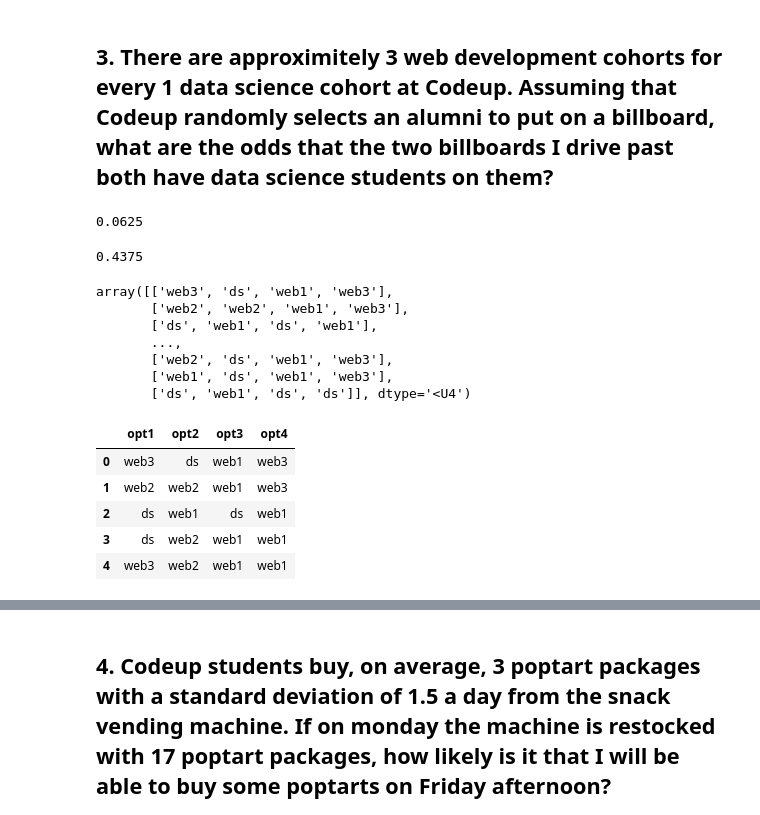
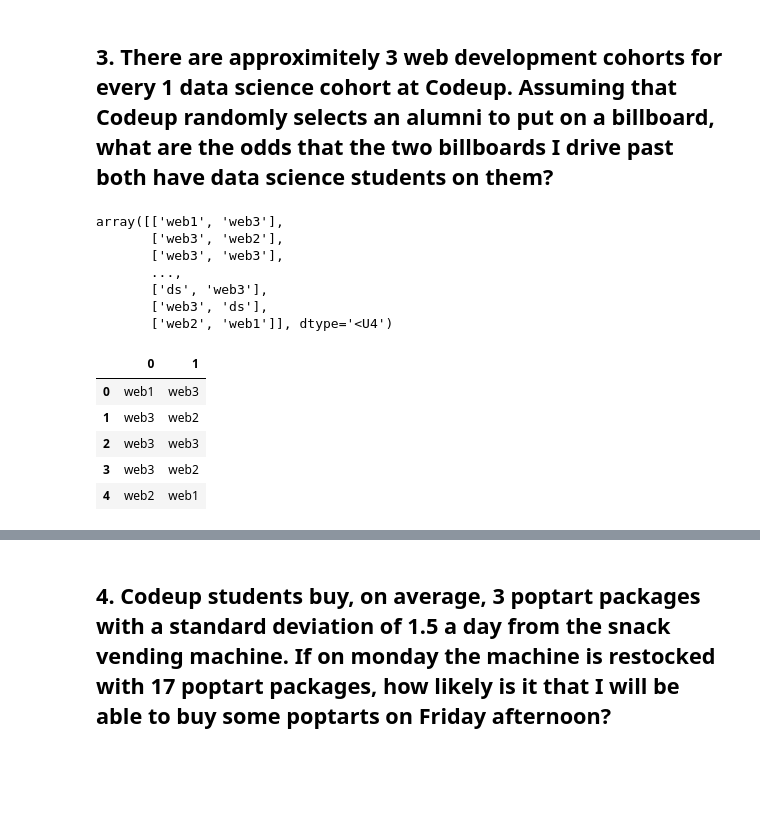
Before and after one commit to kanieladenis/statistics-exercises, a Jupyter notebook: simulation.ipynb, the cells around one changed output, grey strips where cells are left out. Saved outputs shown, nothing was run; the diff lists cells and outputs as text; code cells hidden in the pictures; blank space fills up the shorter version.

```diff
--- a/simulation.ipynb
+++ b/simulation.ipynb
@@ -54,35 +54,27 @@ heads_3more.mean()
 0.6355
 # %% [markdown]
 ## 3. There are approximitely 3 web development cohorts for every 1 data science cohort at Codeup. Assuming that Codeup randomly selects an alumni to put on a billboard, what are the odds that the two billboards I drive past both have data science students on them?
-# %%
-.25 * .25
-# %% [output]
-0.0625
-# %%
-1 -(.75*.75)
-# %% [output]
-0.4375
 # %%
 n_trials = nrows = 10000
-n_cohorts = ncols = 4
+n_cohorts = ncols = 2
 
 billboards = np.random.choice(['ds','web1','web2','web3'], size=(n_trials, n_cohorts))
 billboards
 # %% [output]
-array([['web3', 'ds', 'web1', 'web3'],
-       ['web2', 'web2', 'web1', 'web3'],
-       ['ds', 'web1', 'ds', 'web1'],
+array([['web1', 'web3'],
+       ['web3', 'web2'],
+       ['web3', 'web3'],
        ...,
-       ['web2', 'ds', 'web1', 'web3'],
-       ['web1', 'ds', 'web1', 'web3'],
-       ['ds', 'web1', 'ds', 'ds']], dtype='<U4')
+       ['ds', 'web3'],
+       ['web3', 'ds'],
+       ['web2', 'web1']], dtype='<U4')
 # %%
-billboards = pd.DataFrame(billboards, columns=(['opt1','opt2','opt3','opt4']))
+billboards = pd.DataFrame(billboards)
 billboards.head()
 # %% [output]
-|  | opt1 | opt2 | opt3 | opt4 |
-| 0 | web3 | ds | web1 | web3 |
-| 1 | web2 | web2 | web1 | web3 |
-| 2 | ds | web1 | ds | web1 |
-| 3 | ds | web2 | web1 | web1 |
-| 4 | web3 | web2 | web1 | web1 |
+|  | 0 | 1 |
+| 0 | web1 | web3 |
+| 1 | web3 | web2 |
+| 2 | web3 | web3 |
+| 3 | web3 | web2 |
+| 4 | web2 | web1 |
```
Also changed, not shown: parts of 31 cells of this notebook, 1 other file.
